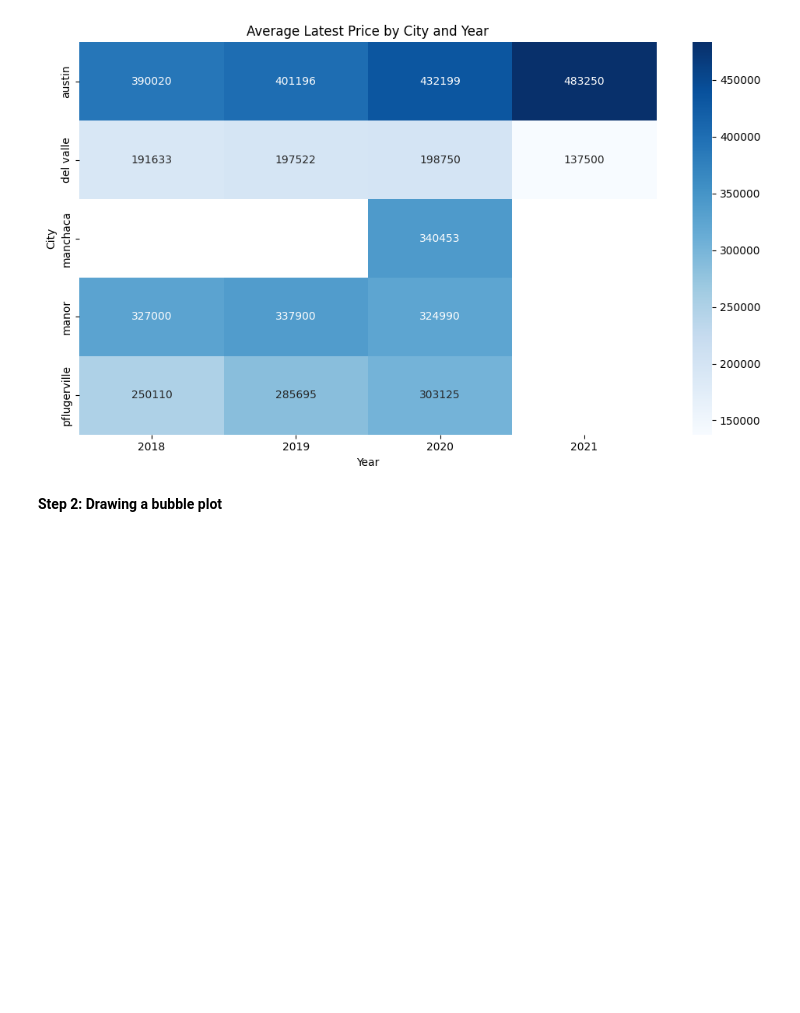
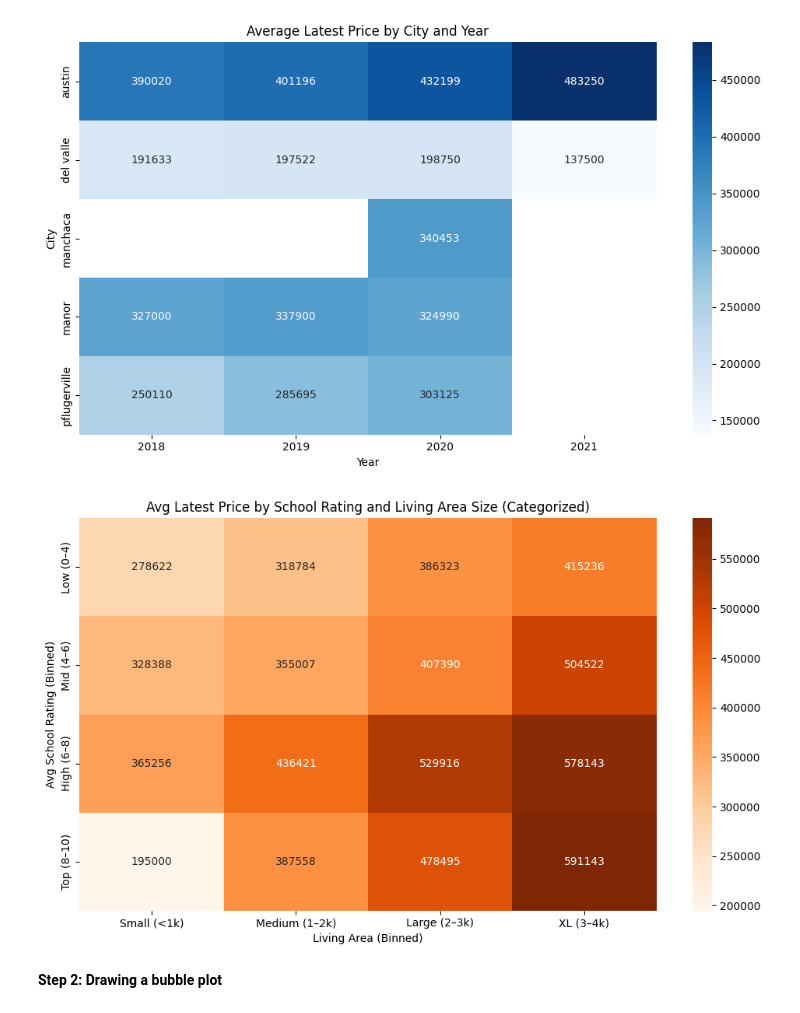
Before and after one commit to tbeerio/AI-For-Leaders, a Jupyter notebook: OMDS-ModB2-Week9-Beer-Tim.ipynb, the cells around one changed output. Saved outputs shown, nothing was run; the diff lists cells and outputs as text; code cells hidden in the pictures; blank space fills up the shorter version.

```diff
--- a/OMDS-ModB2-Week9-Beer-Tim.ipynb
+++ b/OMDS-ModB2-Week9-Beer-Tim.ipynb
@@ -95,6 +95,33 @@ plt.tight_layout()
 plt.show()
 # %% [output]
 [figure]
+# %%
+# Create another heat map: avgSchoolRating as rows, livingAreaSqFt as columns (binned), latestPrice as values
+
+# Bin school ratings and living area for better readability
+df['school_rating_bin'] = pd.cut(df['avgSchoolRating'], bins=[0, 4, 6, 8, 10],
+                                 labels=['Low (0–4)', 'Mid (4–6)', 'High (6–8)', 'Top (8–10)'])
+df['living_area_bin'] = pd.cut(df['livingAreaSqFt'], bins=[0, 1000, 2000, 3000, 4000],
+                               labels=['Small (<1k)', 'Medium (1–2k)', 'Large (2–3k)', 'XL (3–4k)'])
+
+# Create pivot table
+pivot_table_clean = df.pivot_table(
+    values='latestPrice',
+    index='school_rating_bin',
+    columns='living_area_bin',
+    aggfunc='mean'
+)
+
+# Plot the cleaner heatmap
+plt.figure(figsize=(10, 6))
+sns.heatmap(pivot_table_clean, annot=True, fmt=".0f", cmap='Oranges')
+plt.title("Avg Latest Price by School Rating and Living Area Size (Categorized)")
+plt.xlabel("Living Area (Binned)")
+plt.ylabel("Avg School Rating (Binned)")
+plt.tight_layout()
+plt.show()
+# %% [output]
+[figure, added]
 # %% [markdown]
 **Step 2: Drawing a bubble plot**
 # %%
```
Also changed, not shown: parts of 1 cell of this notebook, 1 other file.
